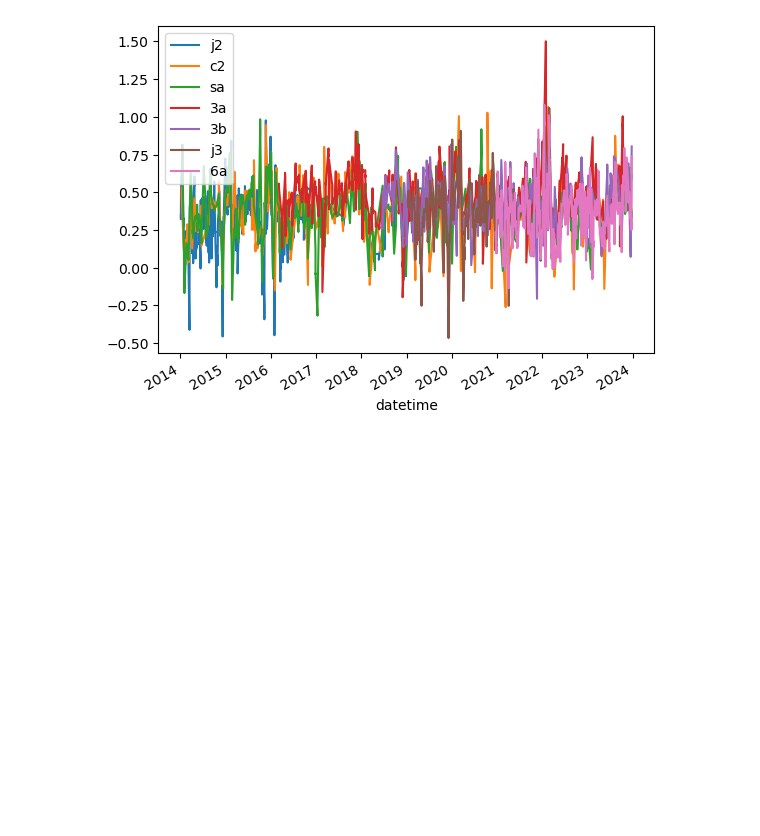
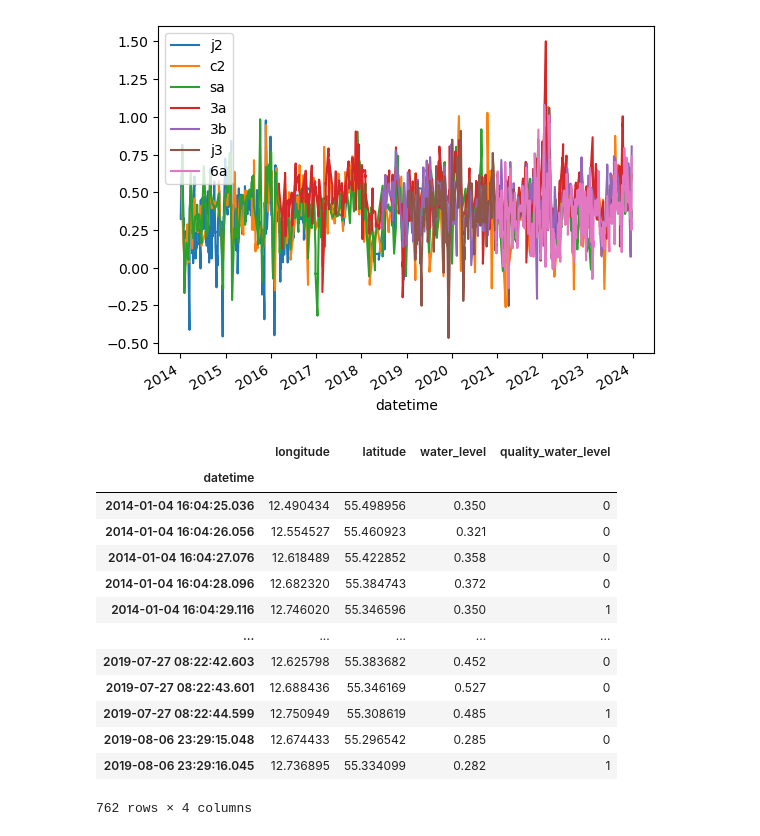
Before and after one commit to DHI/WaterBench-MIKE21HD-Oresund, a Jupyter notebook: .preprocessing/preprocess_altimetry.ipynb, the cells around one changed output. Cells and saved outputs as stored; diff of their text form; code cells hidden in the pictures; blank space fills up the shorter version.

```diff
--- a/.preprocessing/preprocess_altimetry.ipynb
+++ b/.preprocessing/preprocess_altimetry.ipynb
@@ -108,6 +107,23 @@ plt.legend()
 # %% [output]
 <matplotlib.legend.Legend at 0x...>
 [figure]
+# %%
+wl_df_filtered.loc[wl_df_filtered["satellite"] == sats[i]].drop(columns=["satellite"])
+# %% [output]
+|  | longitude | latitude | water_level | quality_water_level |
+| datetime |  |  |  |  |
+| 2014-01-04 16:04:25.036 | 12.490434 | 55.498956 | 0.350 | 0 |
+| 2014-01-04 16:04:26.056 | 12.554527 | 55.460923 | 0.321 | 0 |
+| 2014-01-04 16:04:27.076 | 12.618489 | 55.422852 | 0.358 | 0 |
+| 2014-01-04 16:04:28.096 | 12.682320 | 55.384743 | 0.372 | 0 |
+| 2014-01-04 16:04:29.116 | 12.746020 | 55.346596 | 0.350 | 1 |
+| ... | ... | ... | ... | ... |
+| 2019-07-27 08:22:42.603 | 12.625798 | 55.383682 | 0.452 | 0 |
+| 2019-07-27 08:22:43.601 | 12.688436 | 55.346169 | 0.527 | 0 |
+| 2019-07-27 08:22:44.599 | 12.750949 | 55.308619 | 0.485 | 1 |
+| 2019-08-06 23:29:15.048 | 12.674433 | 55.296542 | 0.285 | 0 |
+| 2019-08-06 23:29:16.045 | 12.736895 | 55.334099 | 0.282 | 1 |
+762 rows × 4 columns
 # %%
 # Save data
 sats=wl_df_filtered["satellite"].unique()
```
Also changed, not shown: parts of 3 cells of this notebook, 7 other files.
